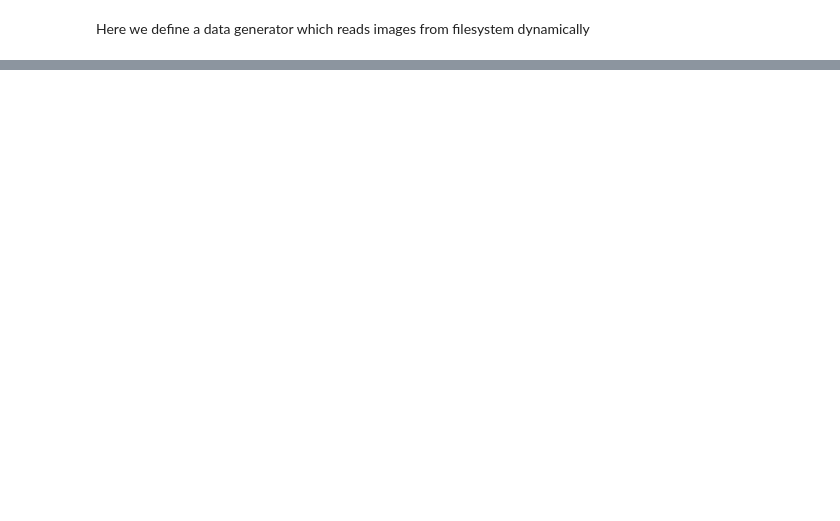
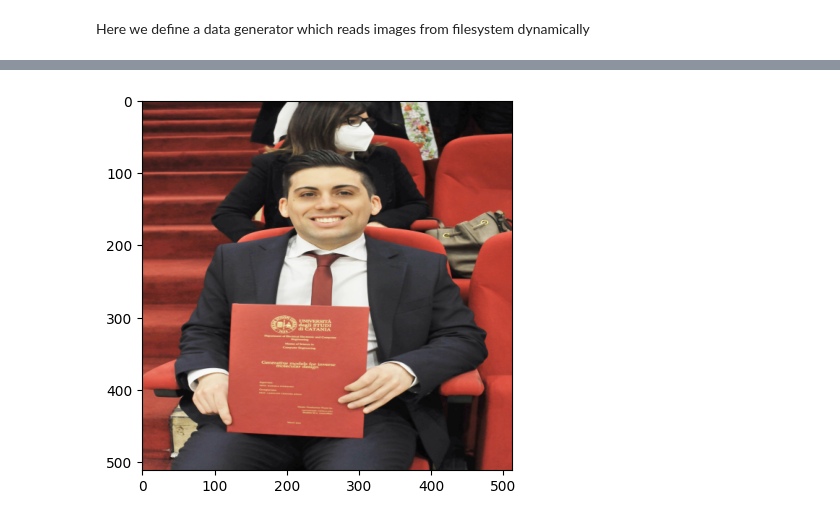
Before and after one commit to salvo96/BackgroundRemover, a Jupyter notebook: BackgroundRemover.ipynb, the cells around one changed output, grey strips where cells are left out. Cells and saved outputs as stored; diff of their text form; code cells hidden in the pictures; blank space fills up the shorter version.

```diff
--- a/BackgroundRemover.ipynb
+++ b/BackgroundRemover.ipynb
@@ -226,0 +293,13 @@ plt.show()
+# %%
+photo_test = '/Users/salvo/Desktop/foto laurea/scelte/DSC_1811.JPG'
+# %%
+img = cv2.imread(photo_test)
+img = cv2.cvtColor(img, cv2.COLOR_BGR2RGB)
+
+dim = (512, 512)
+resized = cv2.resize(img, dim, interpolation = cv2.INTER_AREA)
+
+plt.imshow(resized)
+plt.show()
+# %% [output]
+[figure, added]
```
Also changed, not shown: parts of 17 cells of this notebook, 2 other files.
